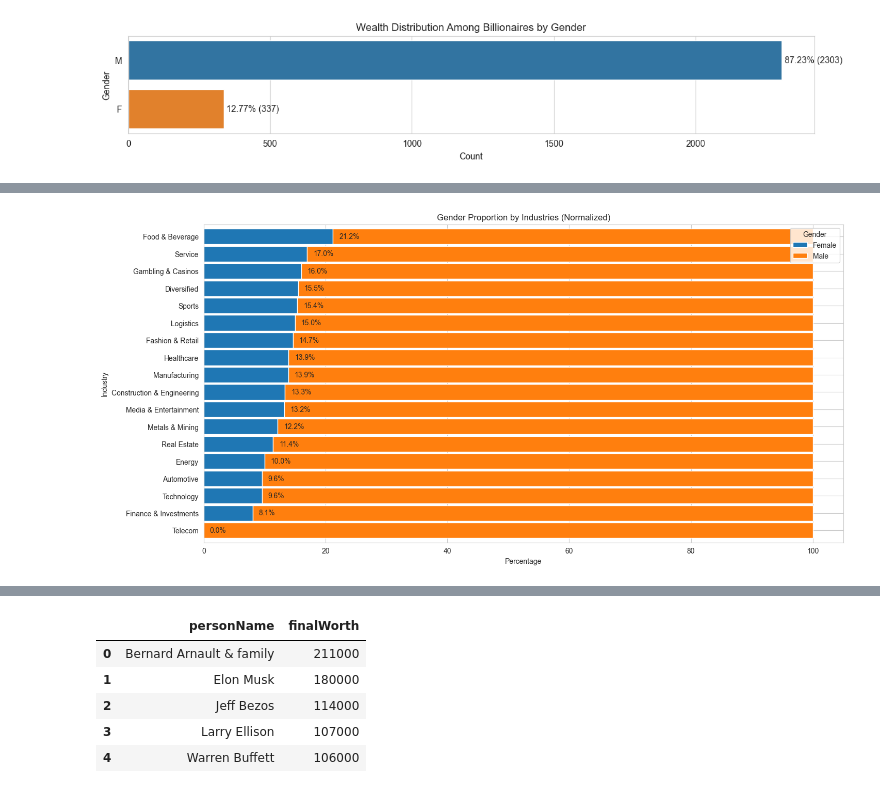
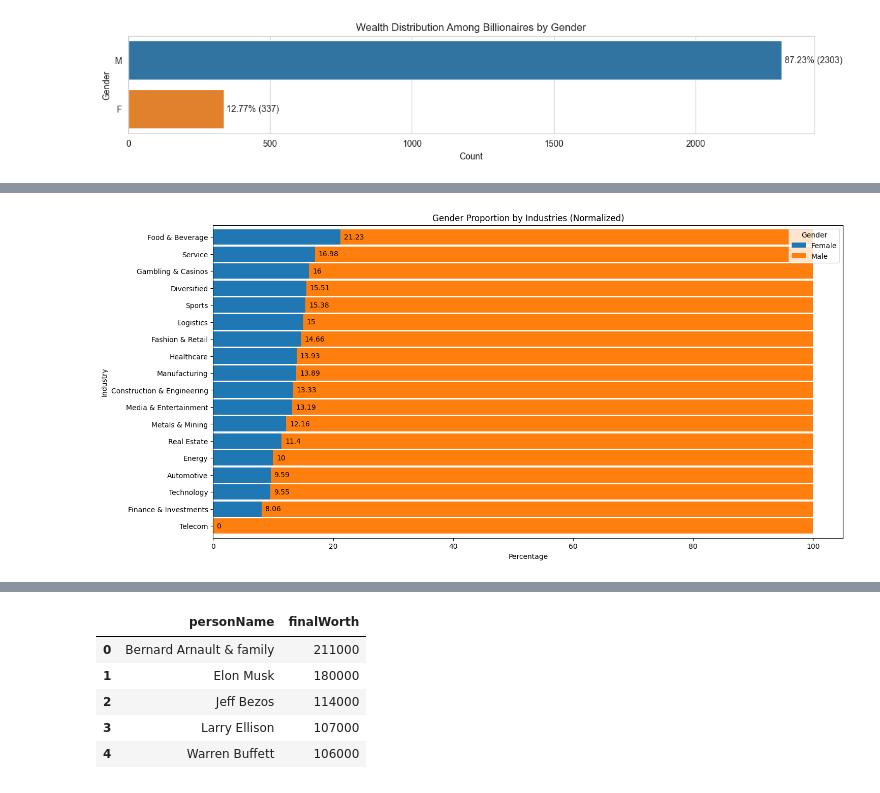
Before and after one commit to marcosziadi/Project_Billionaires_Statistics, a Jupyter notebook: Billionaires Statistics.ipynb, the cells around one changed output, grey strips where cells are left out. Drawn from its saved outputs; the diff is of its cells as text; code cells hidden in the pictures.

```diff
--- a/Billionaires Statistics.ipynb
+++ b/Billionaires Statistics.ipynb
@@ -272,30 +291,33 @@ plt.show()
 # %%
 # What about percentage wise
 gender_df = df[['industries', 'gender']]
 gender_counts = gender_df.groupby(['industries', 'gender']).size().unstack(fill_value = 0)
 
 total_counts = gender_counts.sum(axis = 1)
 
 normalized_gender_counts = gender_counts.div(total_counts, axis=0) * 100 # Percentage Data
 sorted_gender_counts = normalized_gender_counts['F'].sort_values(ascending=True)
-normalized_gender_counts = normalized_gender_counts.loc[sorted_gender_counts.index]
+normalized_gender_counts = normalized_gender_counts.loc[sorted_gender_counts.index].round(2)
 
 chart = normalized_gender_counts.plot(kind='barh',
                                       stacked=True,
                                       figsize=(16, 8),
                                       width=0.9) # , color=['red', 'blue']
+chart.bar_label(chart.containers[0],
+                fontsize=10,
+                padding=5)
 
-for index, (industry, female_percentage) in enumerate(zip(normalized_gender_counts.index, normalized_gender_counts['F'])):
-    x_position = female_percentage + 1
-    chart.text(x_position,
-               index,
-               f'{female_percentage:.1f}%',
-               va='center')
+# for index, (industry, female_percentage) in enumerate(zip(normalized_gender_counts.index, normalized_gender_counts['F'])):
+#     x_position = female_percentage + 1
+#     chart.text(x_position,
+#                index,
+#                f'{female_percentage:.1f}%',
+#                va='center')
 
 plt.title('Gender Proportion by Industries (Normalized)')
 plt.xlabel('Percentage')
 plt.ylabel('Industry')
 plt.legend(['Female', 'Male'], title='Gender')
 plt.show()
 # %% [output]
-[figure, old version]
+[figure, new version]
```
Also changed, not shown: parts of 9 cells of this notebook.
